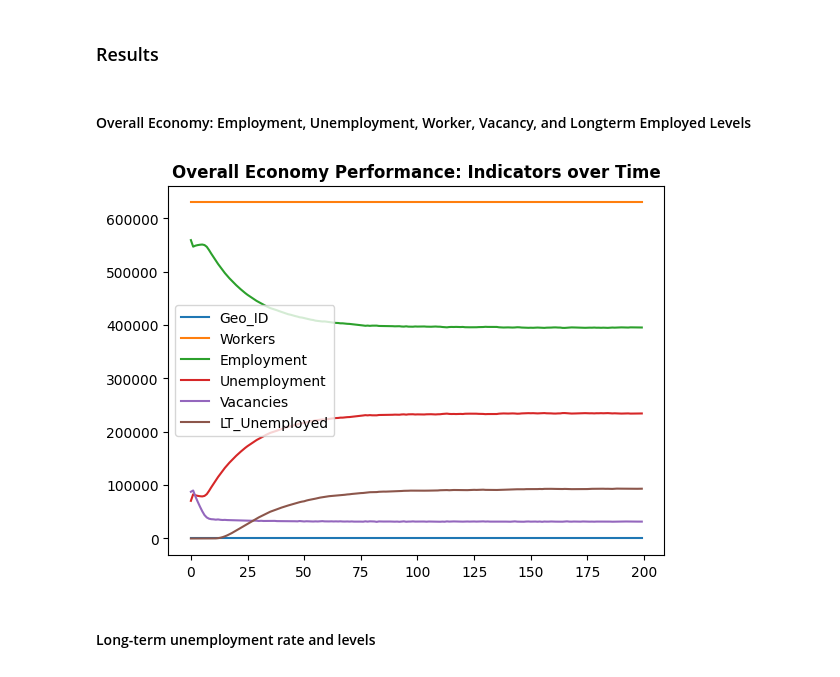
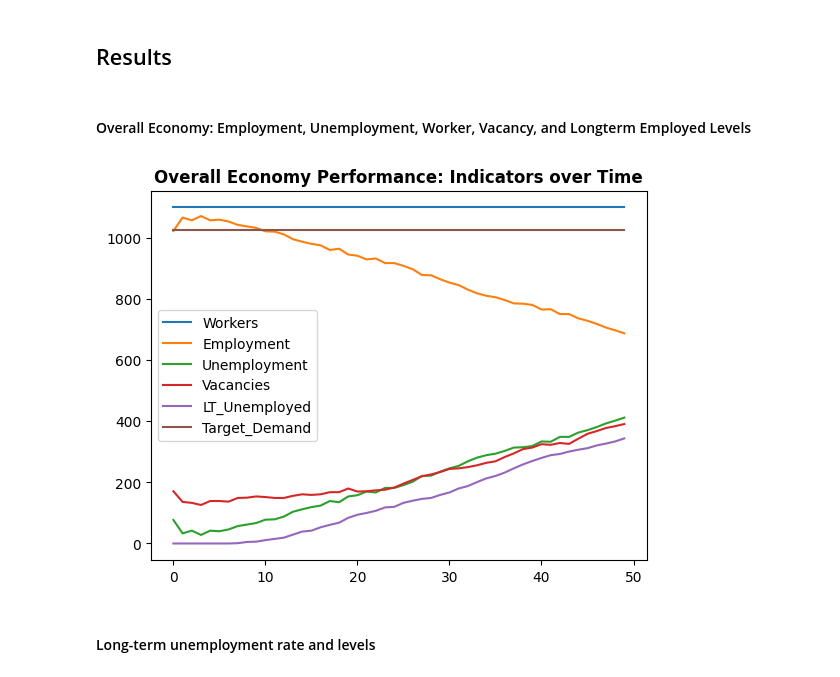
Before and after one commit to ebbam/transition_abm, a Jupyter notebook: toy_transition_abm.ipynb, the cells around one changed output. Drawn from its saved outputs; the diff is of its cells as text; code cells hidden in the pictures.

```diff
--- a/toy_transition_abm.ipynb
+++ b/toy_transition_abm.ipynb
@@ -18,8 +7,10 @@ Possible next steps:
 # Import packages
 import numpy as np
 import pandas as pd
-from random import sample
+import random as random
 import matplotlib.pyplot as plt
+import math as math
 from IPython import display
+rng = np.random.default_rng()
 
-path = "~/Documents/Documents - Nuff-Malham/GitHub/Green_Transition_ABM/rep_ebba/"
+path = "~/Documents/Documents - Nuff-Malham/GitHub/transition_abm/"
@@ -35,13 +23,11 @@ display.Image("network_graph.jpg")
 # %%
 # Import information about relevant files to employment/unemployment, target demand, vacancies, etc.
-# Transition matrix provided by Eric Klemm at UCL
-A2 = pd.read_csv(path + 'data/transitionmatrix_v2.csv', delimiter=';', decimal=',', header = None, nrows = 106).dropna(axis= 'columns', how='all')
+# Initialise with 6 geographies that have same characteristics as in toy model
+# geo = pd.read_csv(path+"data/geog_matrix.csv", delimiter=';', header=None)
 
-# Initialise with 6 geographies that have same characteristics as in toy model
-geo = pd.read_csv(path+"data/geog_matrix.csv", delimiter=';', header=None)
-
-# For now, initialise with identical employment, unemployment, vacancies, target_demand parameters
-employment = pd.DataFrame(1000, columns = ['Employment'], index=range(106))
-unemployment = pd.DataFrame(50, columns = ['Unemployment'], index=range(106))
-vacancies = pd.DataFrame(100, columns = ['Vacancies'], index=range(106))
-demand_target = pd.DataFrame(employment.to_numpy() + vacancies.to_numpy())
+A1 = pd.read_csv(path+"data/small_adj_full.csv", delimiter=';', decimal=',', header=None)
+employment = pd.read_csv(path+"data/employed.csv", header = None)
+unemployment = pd.read_csv(path+"data/unemployed.csv", header = None)
+vacancies = pd.read_csv(path+"data/vacancies.csv", header = None)
+demand_target = pd.read_csv(path+"data/target_demand.csv")
+wages = pd.DataFrame(np.round(np.random.normal(50000, 10000, 5)), columns = ['Wages'])
@@ -239,27 +286,27 @@ Done after  200  time steps.
 # %% [markdown]
-### Results
+## Results
 # %%
 # Results specifications (whether to save as final or not)
 final = False
-figpath = "~/Documents/Documents - Nuff-Malham/GitHub/Green_Transition_ABM/rep_ebba/output"
+figpath = "~/Documents/Documents - Nuff-Malham/GitHub/transition_abm/output"
 # %% [markdown]
 #### Overall Economy: Employment, Unemployment, Worker, Vacancy, and Longterm Employed Levels
 # %%
 # Indicators in overall economy
-totals = record.loc[:,['Time', 'Geo_ID', 'Workers','Employment', 'Unemployment', 'Vacancies', 'LT_Unemployed']].groupby(['Time']).sum()
+totals = record.loc[:,['Time', 'Workers','Employment', 'Unemployment', 'Vacancies', 'LT_Unemployed', 'Target_Demand']].groupby(['Time']).sum()
 lgd = []
 for column in totals[1:]:
     plt.plot(totals[column])
     lgd.append(column)
 plt.title("Overall Economy Performance: Indicators over Time", fontweight = 'bold')
 plt.legend(list(lgd), loc="center left", ncol=1)
 if final:
     plt.savefig(figpath+'overall_economy.jpg', dpi = 300)
 else:
     plt.show()
 plt.close()
 # %% [output]
-[figure, old version]
+[figure, new version]
 # %% [markdown]
 #### Long-term unemployment rate and levels
 # %%
```
Also changed, not shown: parts of 21 cells of this notebook, 1 other file.
